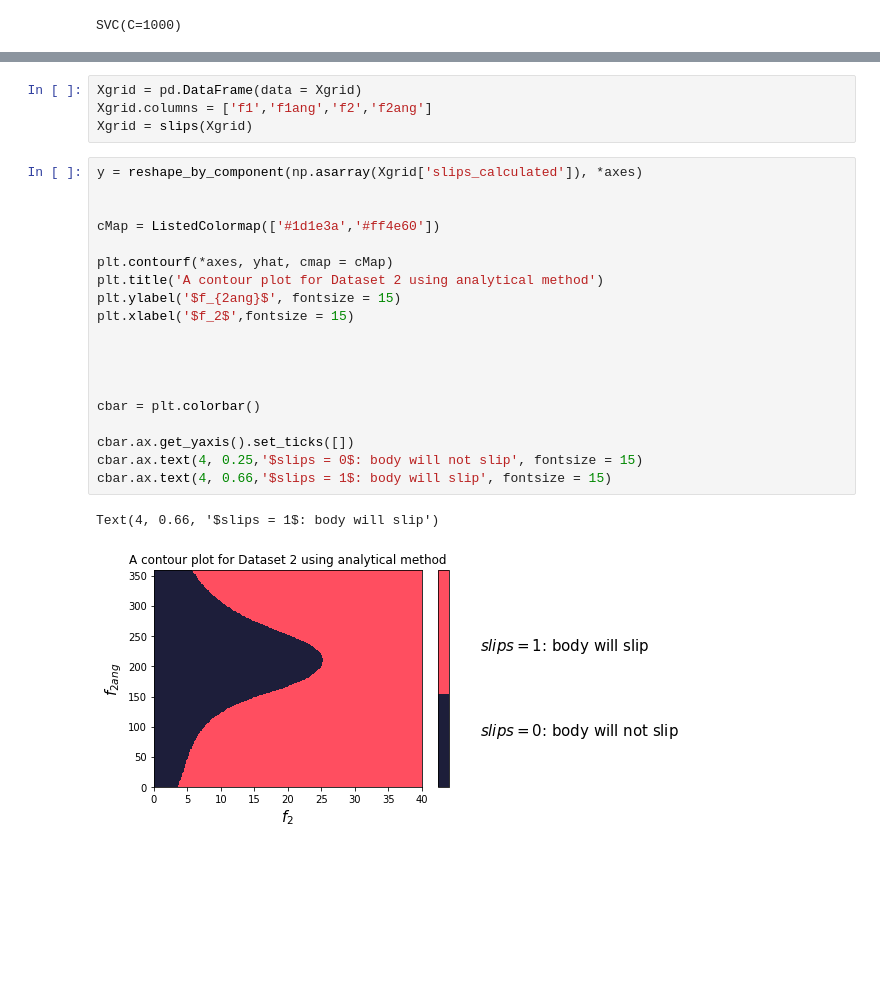
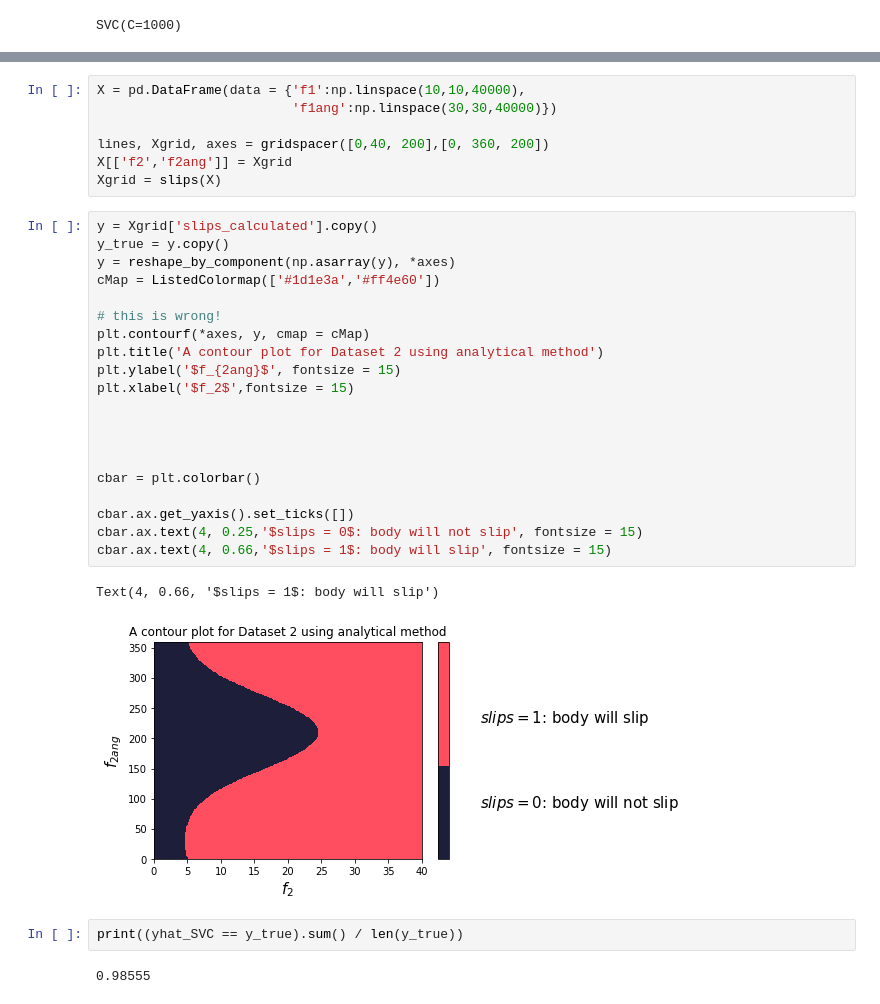
Before and after one commit to namiyousef/Intro_to_ML, a Jupyter notebook: Extra_Work/Tutorial10_Submission.ipynb, the cells around one changed output, grey strips where cells are left out. Saved outputs shown, nothing was run; the diff lists cells and outputs as text; blank space fills up the shorter version.

Commit message:
#2 fixed issue error with final plot

```diff
--- a/Extra_Work/Tutorial10_Submission.ipynb
+++ b/Extra_Work/Tutorial10_Submission.ipynb
@@ -321,29 +349,37 @@ cbar.ax.text(4, 0.66,'$slips = 1$: body will slip', fontsize = 15)
 [0. 0. 0. ... 1. 1. 1.]
 Text(4, 0.66, '$slips = 1$: body will slip')
 [figure]
-# %%
-Xgrid = pd.DataFrame(data = Xgrid)
-Xgrid.columns = ['f1','f1ang','f2','f2ang']
-Xgrid = slips(Xgrid)
+# %%
+X = pd.DataFrame(data = {'f1':np.linspace(10,10,40000),
+                         'f1ang':np.linspace(30,30,40000)})
+
+lines, Xgrid, axes = gridspacer([0,40, 200],[0, 360, 200])
+X[['f2','f2ang']] = Xgrid
+Xgrid = slips(X)
 # %%
-y = reshape_by_component(np.asarray(Xgrid['slips_calculated']), *axes)
-
-
+y = Xgrid['slips_calculated'].copy()
+y_true = y.copy()
+y = reshape_by_component(np.asarray(y), *axes)
 cMap = ListedColormap(['#1d1e3a','#ff4e60'])
 
-plt.contourf(*axes, yhat, cmap = cMap)
+# this is wrong!
+plt.contourf(*axes, y, cmap = cMap)
 plt.title('A contour plot for Dataset 2 using analytical method')
 plt.ylabel('$f_{2ang}$', fontsize = 15)
 plt.xlabel('$f_2$',fontsize = 15)
 
 
 
 
 cbar = plt.colorbar()
 
 cbar.ax.get_yaxis().set_ticks([])
 cbar.ax.text(4, 0.25,'$slips = 0$: body will not slip', fontsize = 15)
 cbar.ax.text(4, 0.66,'$slips = 1$: body will slip', fontsize = 15)
 # %% [output]
 Text(4, 0.66, '$slips = 1$: body will slip')
-[figure, old version]
+[figure, new version]
+# %%
+print((yhat_SVC == y_true).sum() / len(y_true))
+# %% [output]
+0.98555
```
Also changed, not shown: parts of 7 cells of this notebook.
